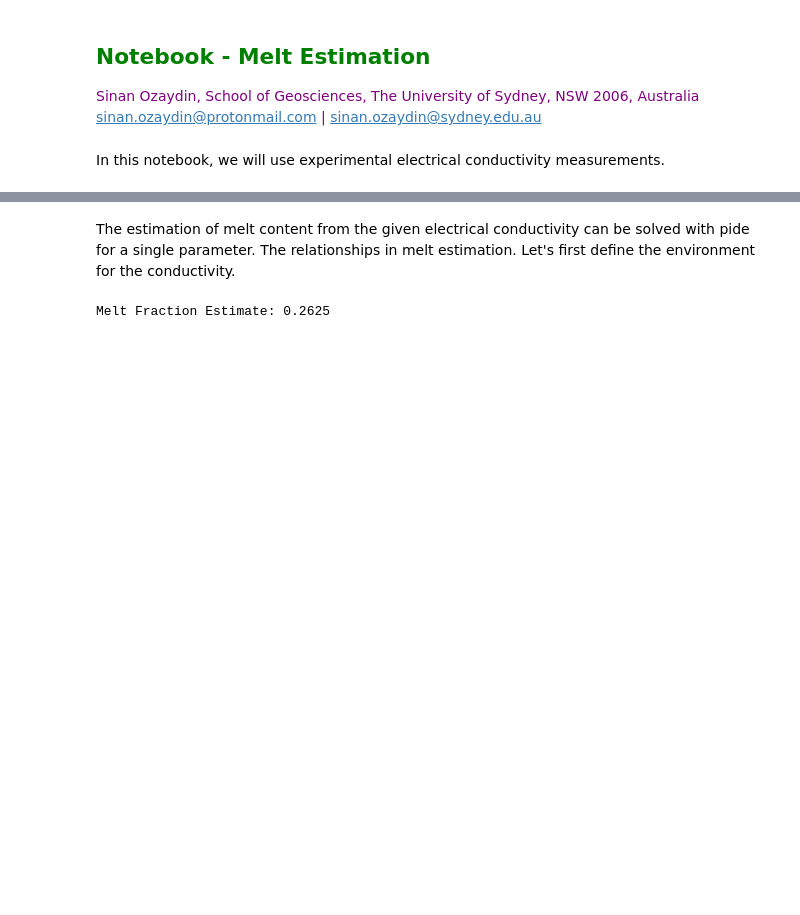
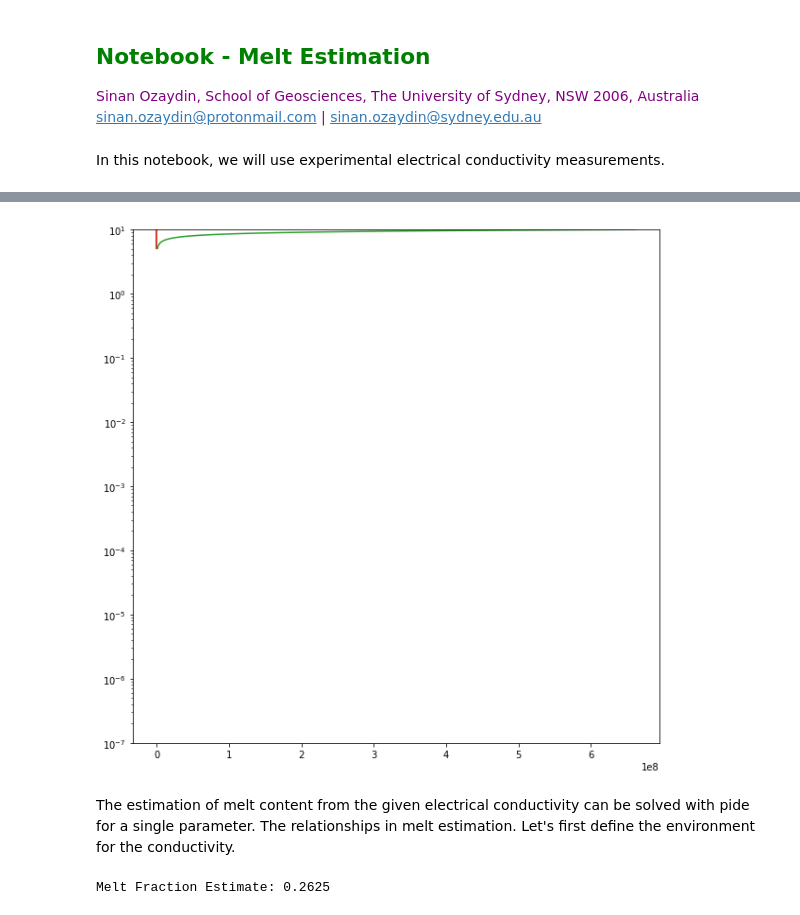
Before and after one commit to sinanozaydin/pide, a Jupyter notebook: examples/notebooks/11_Melt_Estimation.ipynb, the cells around one changed output, grey strips where cells are left out. Saved outputs shown, nothing was run; the diff lists cells and outputs as text; code cells hidden in the pictures; blank space fills up the shorter version.

Commit message:
changes for melt
includes some changes to how to handle idx_node system, but only for melt

```diff
--- a/examples/notebooks/11_Melt_Estimation.ipynb
+++ b/examples/notebooks/11_Melt_Estimation.ipynb
@@ -12,3 +12,6 @@ from pide.inversion import conductivity_solver_single_param, conductivity_metrop
 from pide.imaging.plot_distribution import plot_posterior_distribution_two_params, plot_posterior_distribution_heatmap_two_params
 import numpy as np
 import matplotlib.pyplot as plt
+# %%
+p_obj = pide.pide()
+melt_econd = p_obj.list_melt_econd_models()
@@ -15,3 +34,40 @@ import matplotlib.pyplot as plt
+# %%
+temperature = np.arange(1000,2000,20)
+pressure = np.ones(len(temperature)) * 2.0
+
+p_obj.set_temperature(temperature)
+p_obj.set_pressure(pressure)
+
+fig = plt.figure(figsize = (10,10))
+ax = plt.subplot(111)
+melt_cond_dry = []
+melt_cond_wet = []
+p_obj.set_melt_properties(water = 0)
+
+for i in range(len(melt_econd)):
+
+    p_obj.set_melt_fluid_conductivity_choice(melt = i)
+    mc = p_obj.calculate_melt_conductivity()
+    melt_cond_dry.append(mc)
+    ax.plot(melt_cond_dry[i],1e4/temperature,label = melt_econd[i] + '_Dry')
+
+"""
+p_obj.set_melt_properties(water = 1000)
+
+for i in range(len(melt_econd)):
+
+    p_obj.set_melt_fluid_conductivity_choice(melt = i)
+    mc = p_obj.calculate_melt_conductivity()
+    melt_cond_wet.append(mc)
+    ax.plot(mc,1e3/temperature,label = melt_econd[i] + '_Wet',linestyle = '--')
+"""
+ax.set_yscale('log')
+
+ax.set_ylim(1e-7,10)
+
+plt.show()
+# %% [output]
+[figure, added]
 # %% [markdown]
 The estimation of melt content from the given electrical conductivity can be solved with pide for a single parameter. The relationships in melt estimation. Let's first define the environment for the conductivity.
 # %%
```
Also changed, not shown: parts of 1 cell of this notebook, 8 other files.
